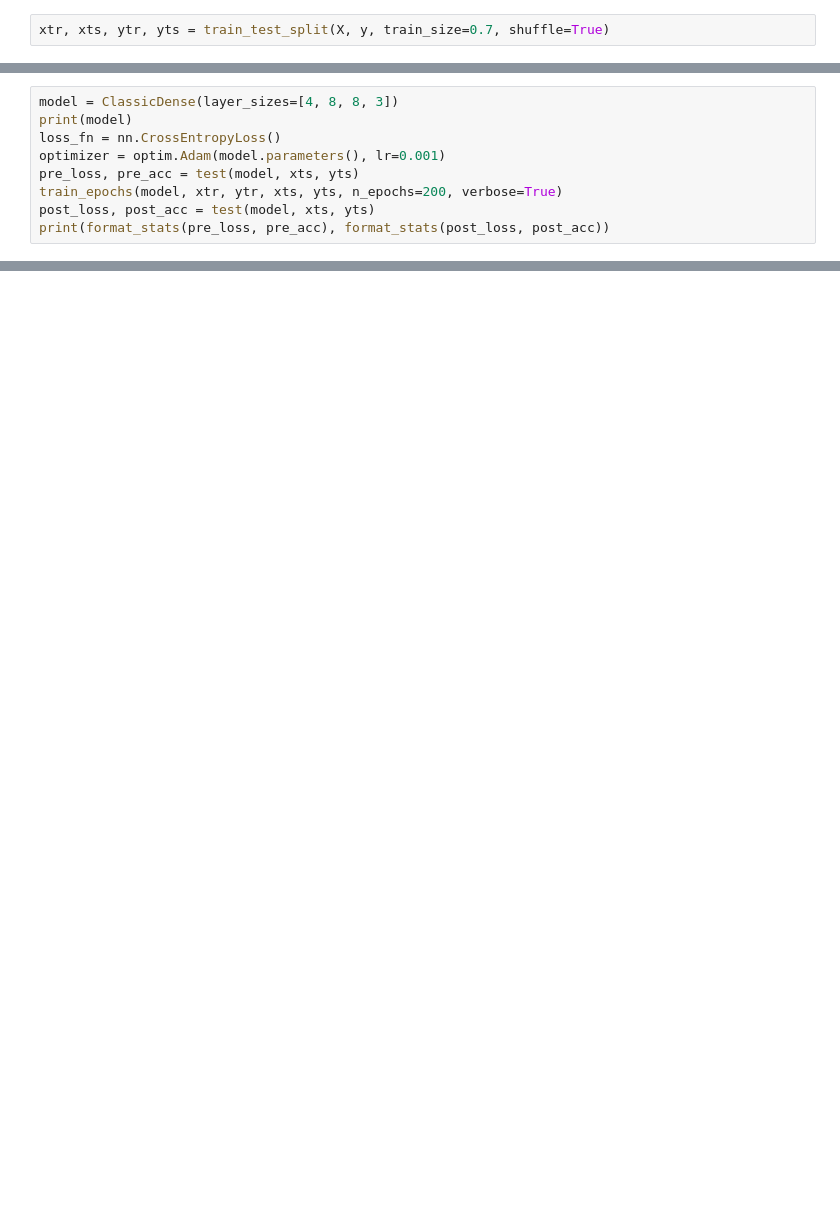
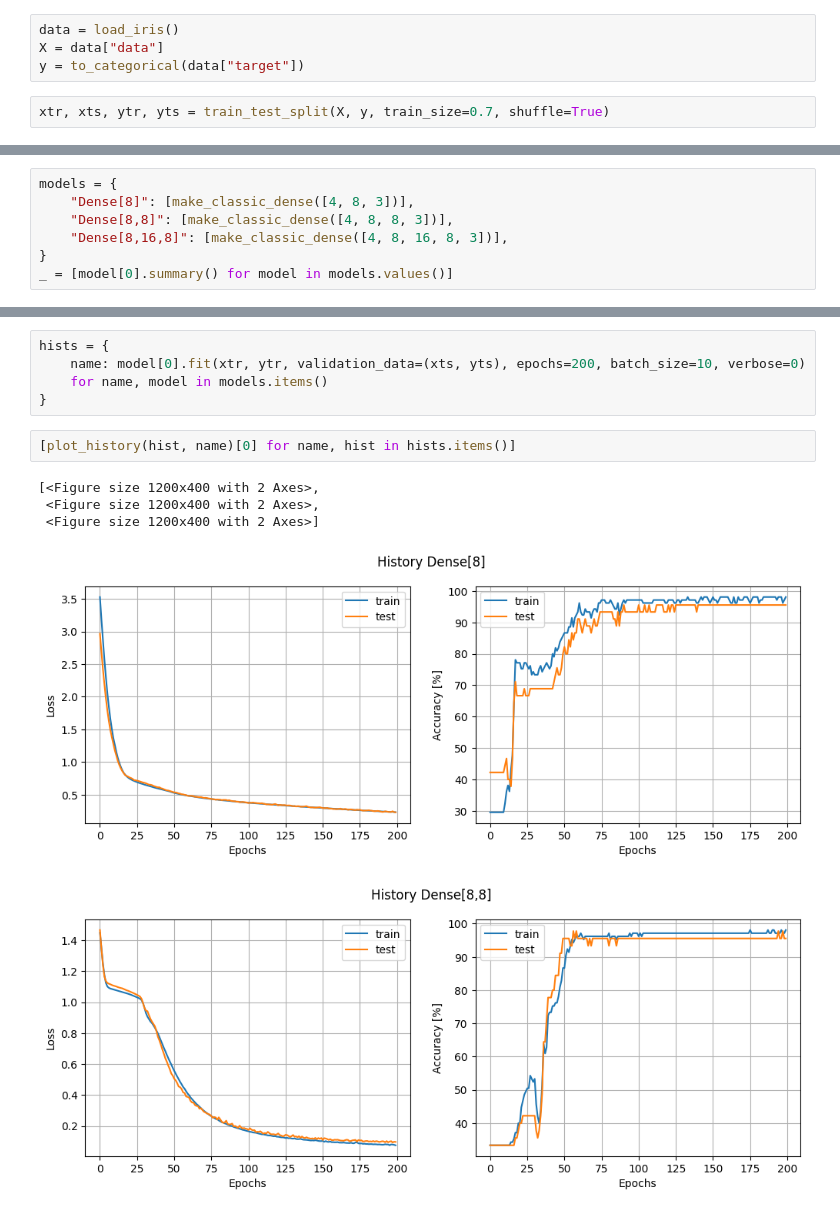
Before and after one commit to Ichtiostega/masters-project, a Jupyter notebook: MastersProject.ipynb, the cells around one changed output, grey strips where cells are left out. Saved outputs shown, nothing was run; the diff lists cells and outputs as text; blank space fills up the shorter version.

```diff
--- a/MastersProject.ipynb
+++ b/MastersProject.ipynb
@@ -19,2 +11,6 @@ y = torch.tensor(y, dtype=torch.float32)
+# %%
+data = load_iris()
+X = data["data"]
+y = to_categorical(data["target"])
 # %%
 xtr, xts, ytr, yts = train_test_split(X, y, train_size=0.7, shuffle=True)
@@ -150,9 +16,0 @@ Loss=1.10, Accuracy=100.0% Loss=1.07, Accuracy=100.0%
-# %%
-model = ClassicDense(layer_sizes=[4, 8, 8, 3])
-print(model)
-loss_fn = nn.CrossEntropyLoss()
-optimizer = optim.Adam(model.parameters(), lr=0.001)
-pre_loss, pre_acc = test(model, xts, yts)
-train_epochs(model, xtr, ytr, xts, yts, n_epochs=200, verbose=True)
-post_loss, post_acc = test(model, xts, yts)
-print(format_stats(pre_loss, pre_acc), format_stats(post_loss, post_acc))
@@ -176,0 +50,7 @@ Loss=1.13, Accuracy=0.0% Loss=0.78, Accuracy=35.6%
+# %%
+models = {
+    "Dense[8]": [make_classic_dense([4, 8, 3])],
+    "Dense[8,8]": [make_classic_dense([4, 8, 8, 3])],
+    "Dense[8,16,8]": [make_classic_dense([4, 8, 16, 8, 3])],
+}
+_ = [model[0].summary() for model in models.values()]
@@ -176,0 +75,13 @@ Loss=1.13, Accuracy=0.0% Loss=0.78, Accuracy=35.6%
+# %%
+hists = {
+    name: model[0].fit(xtr, ytr, validation_data=(xts, yts), epochs=200, batch_size=10, verbose=0)
+    for name, model in models.items()
+}
+# %%
+[plot_history(hist, name)[0] for name, hist in hists.items()]
+# %% [output]
+[<Figure size 1200x400 with 2 Axes>,
+ <Figure size 1200x400 with 2 Axes>,
+ <Figure size 1200x400 with 2 Axes>]
+[figure, added]
+[figure, added]
```
Also changed, not shown: parts of 9 cells of this notebook.
